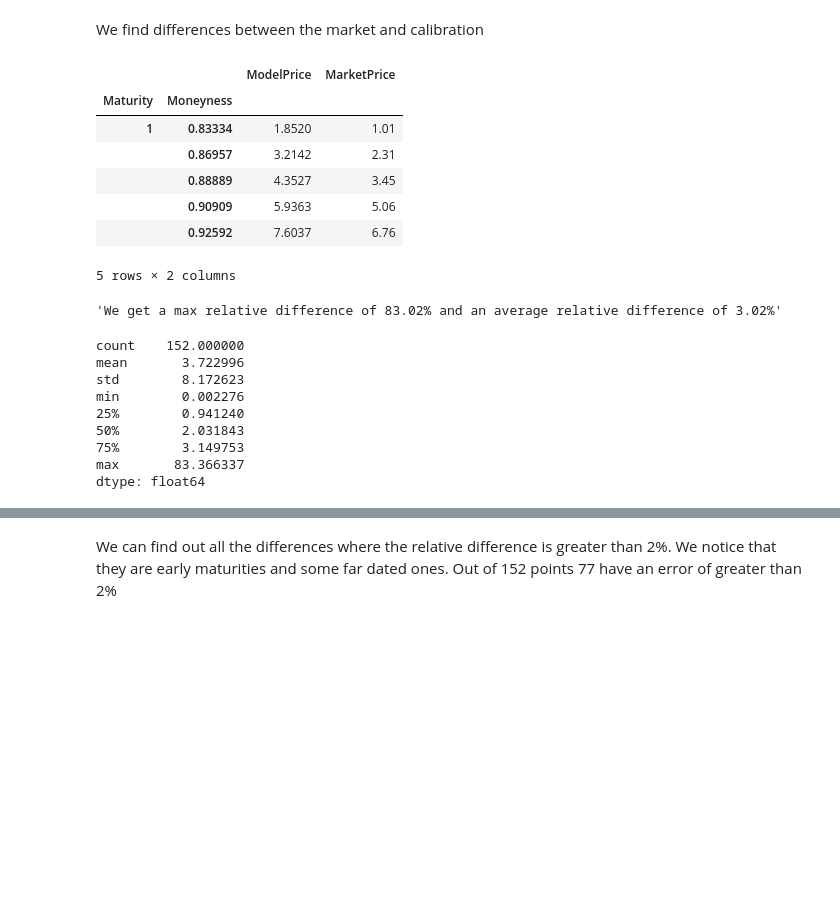
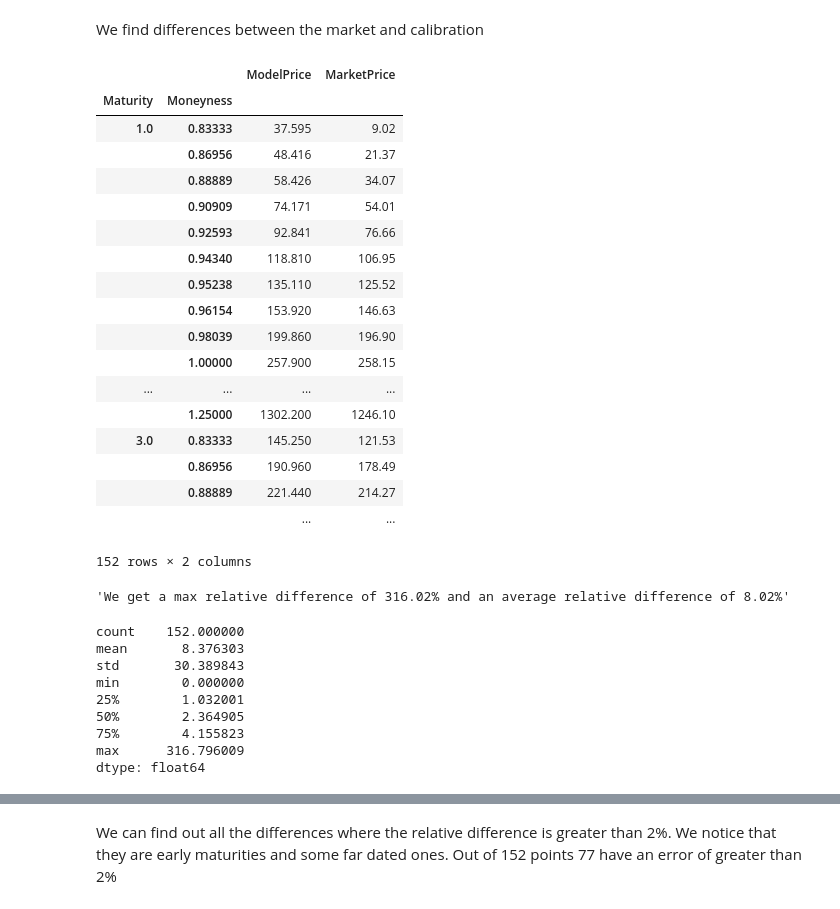
Before and after one commit to ZaighumRajput/IPython, a Jupyter notebook: Finance/Calibration Example.ipynb, the cells around one changed output, grey strips where cells are left out. Cells and saved outputs as stored; diff of their text form; code cells hidden in the pictures; blank space fills up the shorter version.

Commit message:
absolute + relative

```diff
--- a/Finance/Calibration Example.ipynb
+++ b/Finance/Calibration Example.ipynb
@@ -15,22 +15,33 @@ cSharpRunFolder = "C:\MJD_Cali"
 # %% [markdown]
 ### Matlab:
 # %%
-index = 'aex'
+index = 'ukx'
 priceSurface_MatlabCalibrated = pd.read_csv(path.join(matlabRunFolder,'Full', index + '.csv'), header=None)
 priceSurface_MatlabCalibrated.columns = ['Maturity', 'Moneyness', 'ModelPrice', 'MarketPrice']
 priceSurface_MatlabCalibrated = priceSurface_MatlabCalibrated.groupby(['Maturity','Moneyness']).sum()
 # %% [markdown]
 We find differences between the market and calibration
 # %%
-priceSurface_MatlabCalibrated.head()
+priceSurface_MatlabCalibrated
 # %% [output]
 |  |  | ModelPrice | MarketPrice |
 | Maturity | Moneyness |  |  |
-| 1 | 0.83334 | 1.8520 | 1.01 |
-|  | 0.86957 | 3.2142 | 2.31 |
-|  | 0.88889 | 4.3527 | 3.45 |
-|  | 0.90909 | 5.9363 | 5.06 |
-|  | 0.92592 | 7.6037 | 6.76 |
+| 1.0 | 0.83333 | 37.595 | 9.02 |
+|  | 0.86956 | 48.416 | 21.37 |
+|  | 0.88889 | 58.426 | 34.07 |
+|  | 0.90909 | 74.171 | 54.01 |
+|  | 0.92593 | 92.841 | 76.66 |
+|  | 0.94340 | 118.810 | 106.95 |
+|  | 0.95238 | 135.110 | 125.52 |
+|  | 0.96154 | 153.920 | 146.63 |
+|  | 0.98039 | 199.860 | 196.90 |
+|  | 1.00000 | 257.900 | 258.15 |
+| ... | ... | ... | ... |
+|  | 1.25000 | 1302.200 | 1246.10 |
+| 3.0 | 0.83333 | 145.250 | 121.53 |
+|  | 0.86956 | 190.960 | 178.49 |
+|  | 0.88889 | 221.440 | 214.27 |
+|  |  | ... | ... |
-5 rows × 2 columns
+152 rows × 2 columns
 # %%
 relativeDifferenceDF=abs(priceSurface_MatlabCalibrated.ModelPrice-priceSurface_MatlabCalibrated.MarketPrice)/priceSurface_MatlabCalibrated.MarketPrice*100
@@ -38,16 +50,16 @@ relativeDifferenceDF=abs(priceSurface_MatlabCalibrated.ModelPrice-priceSurface_M
 "We get a max relative difference of %d.02%% and an average relative difference of %d.02%%" %  \
 (max(relativeDifferenceDF),average(relativeDifferenceDF))
 # %% [output]
-'We get a max relative difference of 83.02% and an average relative difference of 3.02%'
+'We get a max relative difference of 316.02% and an average relative difference of 8.02%'
 # %%
 relativeDifferenceDF.describe()
 # %% [output]
 count    152.000000
-mean       3.722996
-std        8.172623
-min        0.002276
-25%        0.941240
-50%        2.031843
-75%        3.149753
-max       83.366337
+mean       8.376303
+std       30.389843
+min        0.000000
+25%        1.032001
+50%        2.364905
+75%        4.155823
+max      316.796009
 dtype: float64
```
Also changed, not shown: parts of 13 cells of this notebook.
